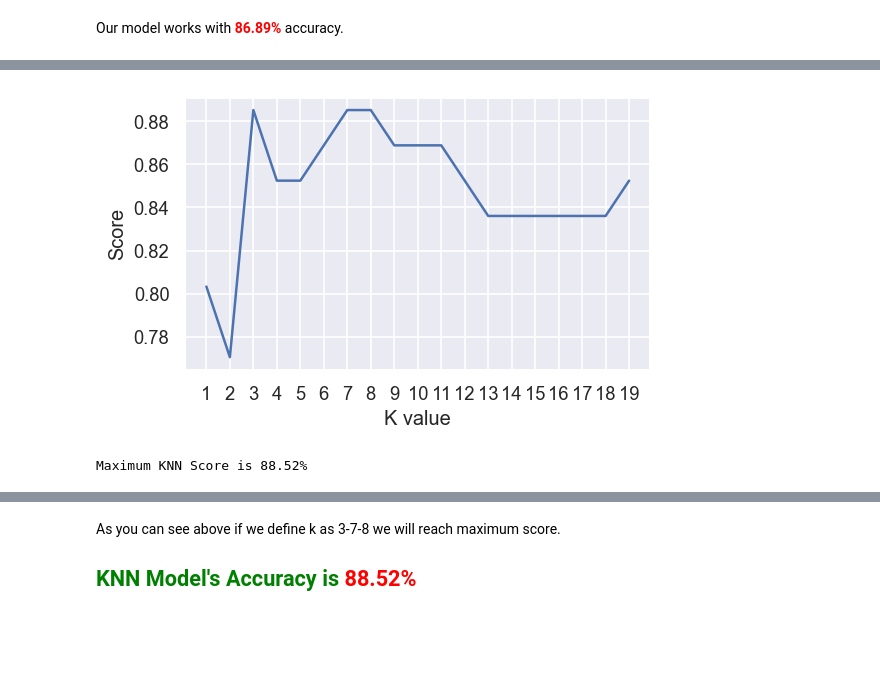
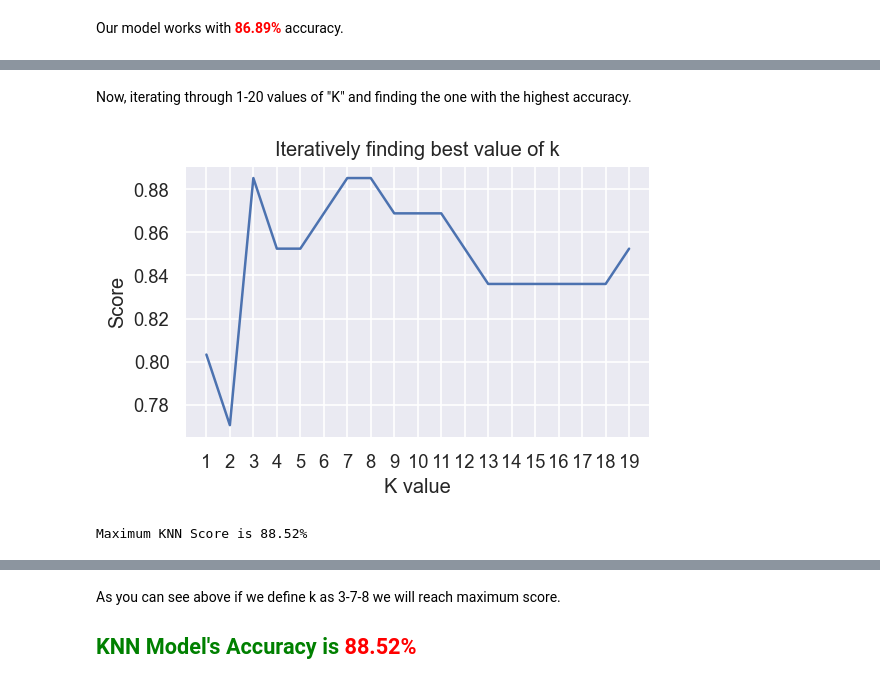
Before and after one commit to jacob5412/Kaggle-Notes, a Jupyter notebook: Heart_Disease_UCI/heart-disease-classifications-machine-learning.ipynb, the cells around one changed output, grey strips where cells are left out. Drawn from its saved outputs; the diff is of its cells as text; code cells hidden in the pictures; blank space fills up the shorter version.

```diff
--- a/Heart_Disease_UCI/heart-disease-classifications-machine-learning.ipynb
+++ b/Heart_Disease_UCI/heart-disease-classifications-machine-learning.ipynb
@@ -129,0 +139,19 @@ df.groupby("target").mean()
+# %%
+plt.subplots(figsize=(8, 5))
+sns.set({"figure.dpi": 100})
+sns.distplot(df.age, fit=stats.norm)
+# Get the fitted parameters used by the function
+(mu, sigma) = stats.norm.fit(data=df.age)
+
+# plot with the distribution
+plt.legend(
+    ["Normal dist. ($\mu=$ {:.2f} and $\sigma=$ {:.2f} )".format(mu, sigma)], loc="best"
+)
+plt.ylabel("Frequency")
+plt.grid(True)
+
+# Probablity plot
+fig = plt.figure(dpi=100)
+stats.probplot(df.age, plot=plt)
+plt.grid(True)
+plt.show()
@@ -138,3 +170,10 @@ plt.show()
 # %% [output]
 [figure]
 [interactive output not drawn]
+# %%
+sns.set(rc={"figure.figsize": (5, 3), "figure.dpi": 100})
+g = sns.jointplot(x="age", y="thalach", hue="target", data=df, palette=["red", "green"])
+g.ax_joint.legend(labels=["No", "Yes"])
+g.ax_joint.set_xlabel("Age")
+g.ax_joint.set_ylabel("Maximum Heart Rate")
+plt.show()
@@ -153,10 +197,3 @@ plt.show()
 # %% [output]
 [figure]
 [interactive output not drawn]
-# %%
-sns.set(rc={"figure.figsize": (5, 3), "figure.dpi": 140})
-g = sns.jointplot(x="age", y="thalach", hue="target", data=df, palette=["red", "green"])
-g.ax_joint.legend(labels=["No", "Yes"])
-g.ax_joint.set_xlabel("Age")
-g.ax_joint.set_ylabel("Maximum Heart Rate")
-plt.show()
@@ -435,24 +505,27 @@ print("{} NN Score: {:.2f}%".format(2, knn.score(x_test.T, y_test.T) * 100))
 [interactive output not drawn]
+# %% [markdown]
+Now, iterating through 1-20 values of "K" and finding the one with the highest accuracy.
 # %%
 # try ro find best k value
 scoreList = []
 for i in range(1, 20):
     knn2 = KNeighborsClassifier(n_neighbors=i)  # n_neighbors means k
     knn2.fit(x_train.T, y_train.T)
     scoreList.append(knn2.score(x_test.T, y_test.T))
 
 plt.figure(dpi=120)
 plt.plot(range(1, 20), scoreList)
 plt.xticks(np.arange(1, 20, 1))
+plt.title("Iteratively finding best value of k")
 plt.xlabel("K value")
 plt.ylabel("Score")
 plt.show()
 
 acc = max(scoreList) * 100
 accuracies["KNN"] = acc
 print("Maximum KNN Score is {:.2f}%".format(acc))
 # %% [output]
-[figure, old version]
+[figure, new version]
 Maximum KNN Score is 88.52%
 [interactive output not drawn]
 # %% [markdown]
```
Also changed, not shown: parts of 37 cells of this notebook, 3 other files.
